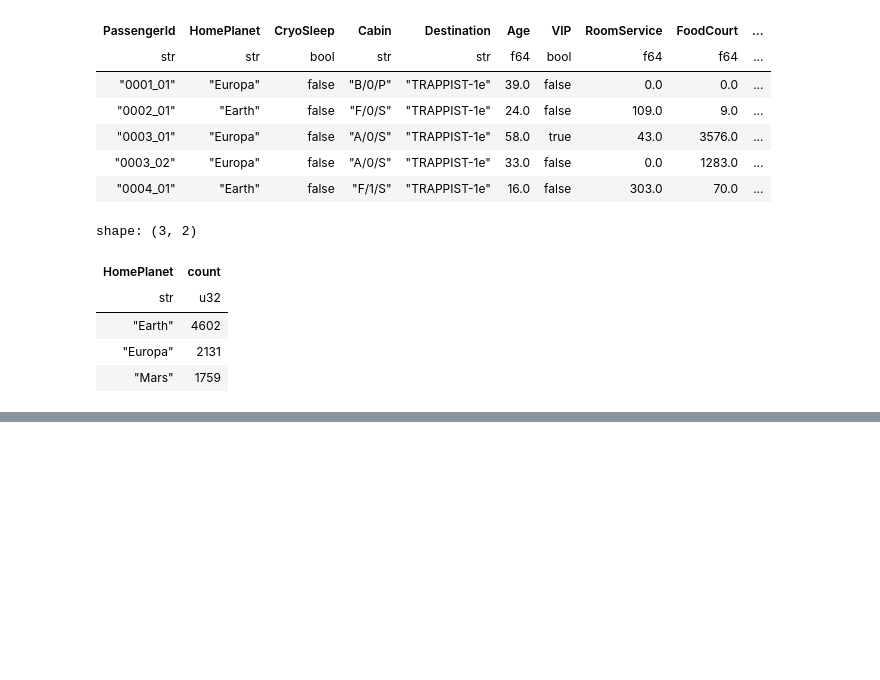
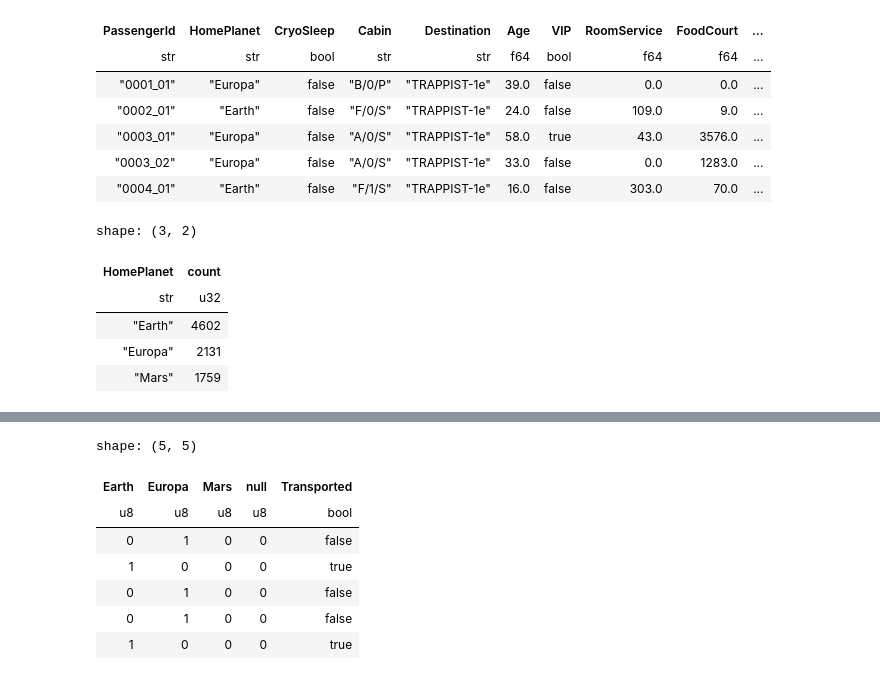
Before and after one commit to h4ck4l1/datasets, a Jupyter notebook: credit_risk/polars_practice/polars_practice.ipynb, the cells around one changed output, grey strips where cells are left out. Drawn from its saved outputs; the diff is of its cells as text; code cells hidden in the pictures; blank space fills up the shorter version.

```diff
--- a/credit_risk/polars_practice/polars_practice.ipynb
+++ b/credit_risk/polars_practice/polars_practice.ipynb
@@ -1159,0 +1195,20 @@ list(_ for _ in dir(df_eager.plot) if not _.startswith("_"))
+# %%
+(
+    df_eager
+    .select(
+        pl.col("HomePlanet"),
+        pl.col("Transported"),
+    )
+    .to_dummies(columns=["HomePlanet"],separator=":")
+    .rename(lambda _: _[len("HomePlanet")+1:] if "HomePlanet" in _ else _)
+    .head()
+)
+# %% [output]
+shape: (5, 5)
+| Earth | Europa | Mars | null | Transported |
+| u8 | u8 | u8 | u8 | bool |
+| 0 | 1 | 0 | 0 | false |
+| 1 | 0 | 0 | 0 | true |
+| 0 | 1 | 0 | 0 | false |
+| 0 | 1 | 0 | 0 | false |
+| 1 | 0 | 0 | 0 | true |
```
Also changed, not shown: parts of 10 cells of this notebook.
